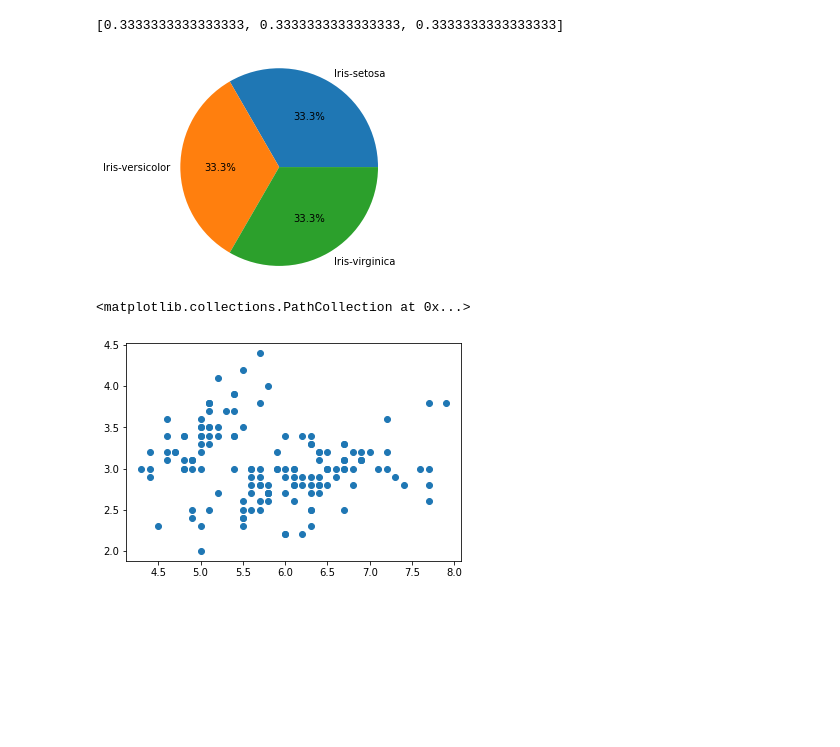
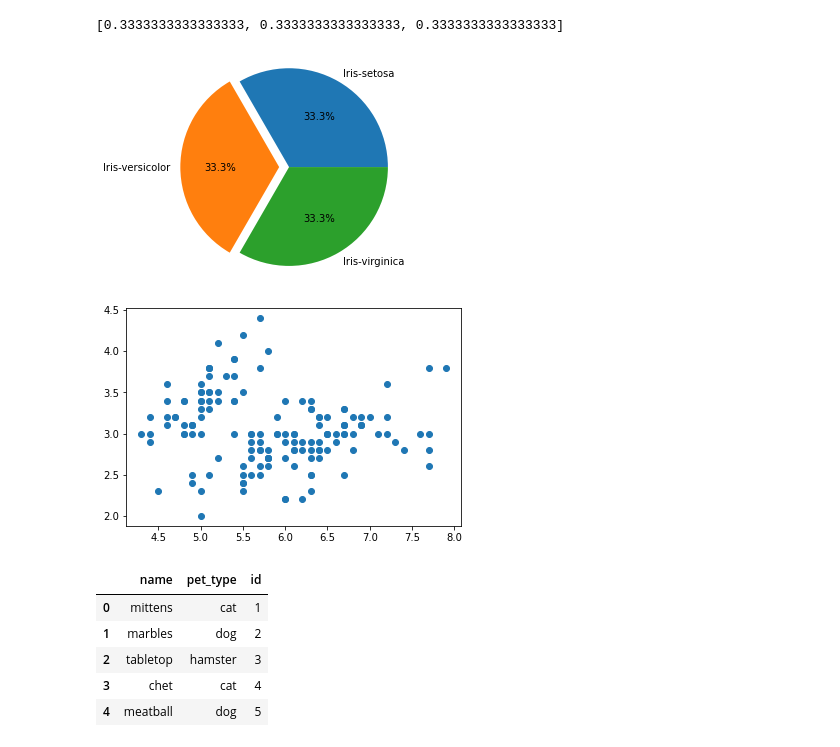
Before and after one commit to edwardsrk/Visualizations, a Jupyter notebook: Visualizations.ipynb, the cells around one changed output. Saved outputs shown, nothing was run; the diff lists cells and outputs as text; code cells hidden in the pictures; blank space fills up the shorter version.

Commit message:
dataframe creation

```diff
--- a/Visualizations.ipynb
+++ b/Visualizations.ipynb
@@ -11,7 +11,7 @@ from PIL import Image
 from wordcloud import WordCloud, STOPWORDS, ImageColorGenerator
 from statsmodels.graphics.mosaicplot import mosaic
 # %%
-iris = pd.read_csv('IRIS.csv')
+iris = pd.read_csv('IRIS.csv')name
 # %%
 iris.head()
 # %% [output]
@@ -117,17 +127,16 @@ percents
 [0.3333333333333333, 0.3333333333333333, 0.3333333333333333]
 # %%
 fig, ax = plt.subplots()
-ax.pie(percents, labels=labels, autopct='%1.1f%%')
+ax.pie(percents,explode = (0,0.1,0), labels=labels, autopct='%1.1f%%')
 ax.axis('equal')  # Equal aspect ratio ensures that pie is drawn as a circle.
 
 plt.show()
 # %% [output]
-[figure, old version]
+[figure, new version]
 # %%
 a= iris.sepal_length
 b= iris.sepal_width
 # %%
-plt.scatter(a,b)
+plt.scatter(a,b);
 # %% [output]
-<matplotlib.collections.PathCollection at 0x...>
 [figure]
@@ -133,0 +151,9 @@ plt.scatter(a,b)
+# %%
+df.head()
+# %% [output]
+|  | name | pet_type | id |
+| 0 | mittens | cat | 1 |
+| 1 | marbles | dog | 2 |
+| 2 | tabletop | hamster | 3 |
+| 3 | chet | cat | 4 |
+| 4 | meatball | dog | 5 |
```
Also changed, not shown: parts of 5 cells of this notebook.
